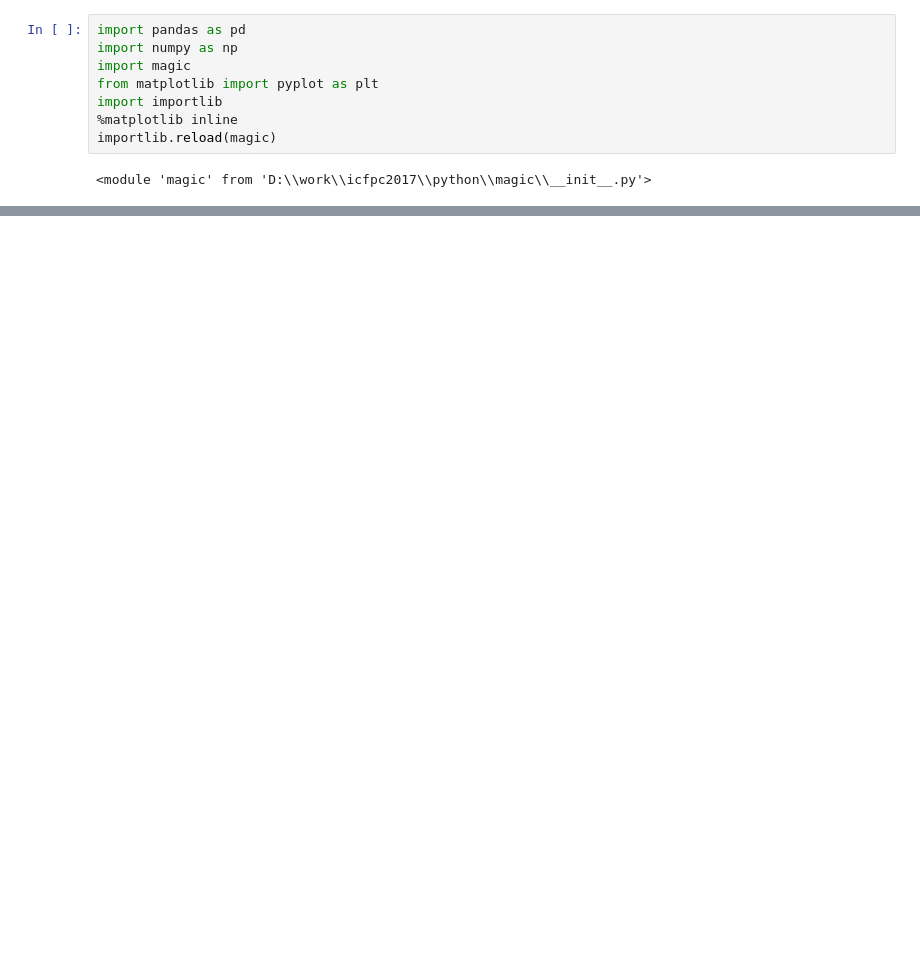
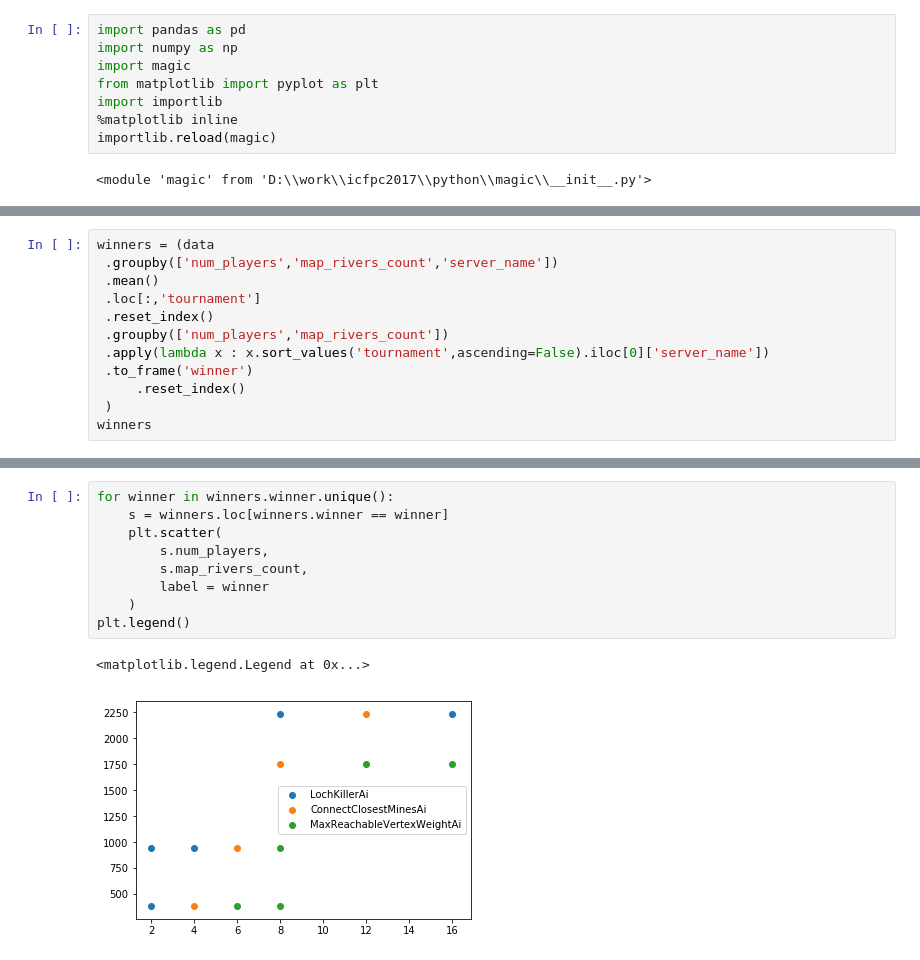
Before and after one commit to kontur-contests/icfpc2017-kontur-ru, a Jupyter notebook: python/HistoricalQualityControl.ipynb, the cells around one changed output, grey strips where cells are left out. Drawn from its saved outputs; the diff is of its cells as text; blank space fills up the shorter version.

```diff
--- a/python/HistoricalQualityControl.ipynb
+++ b/python/HistoricalQualityControl.ipynb
@@ -44,0 +63,12 @@ pd.pivot_table(groups, columns='server_name', index='map', values = columns)
+# %%
+winners = (data
+ .groupby(['num_players','map_rivers_count','server_name'])
+ .mean()
+ .loc[:,'tournament']
+ .reset_index()
+ .groupby(['num_players','map_rivers_count'])
+ .apply(lambda x : x.sort_values('tournament',ascending=False).iloc[0]['server_name'])
+ .to_frame('winner')
+     .reset_index()
+ )
+winners
@@ -44,0 +91,12 @@ pd.pivot_table(groups, columns='server_name', index='map', values = columns)
+# %%
+for winner in winners.winner.unique():
+    s = winners.loc[winners.winner == winner]
+    plt.scatter(
+        s.num_players,
+        s.map_rivers_count,
+        label = winner
+    )
+plt.legend()
+# %% [output]
+<matplotlib.legend.Legend at 0x...>
+[figure, added]
```
Also changed, not shown: parts of 6 cells of this notebook, 2 other files.
